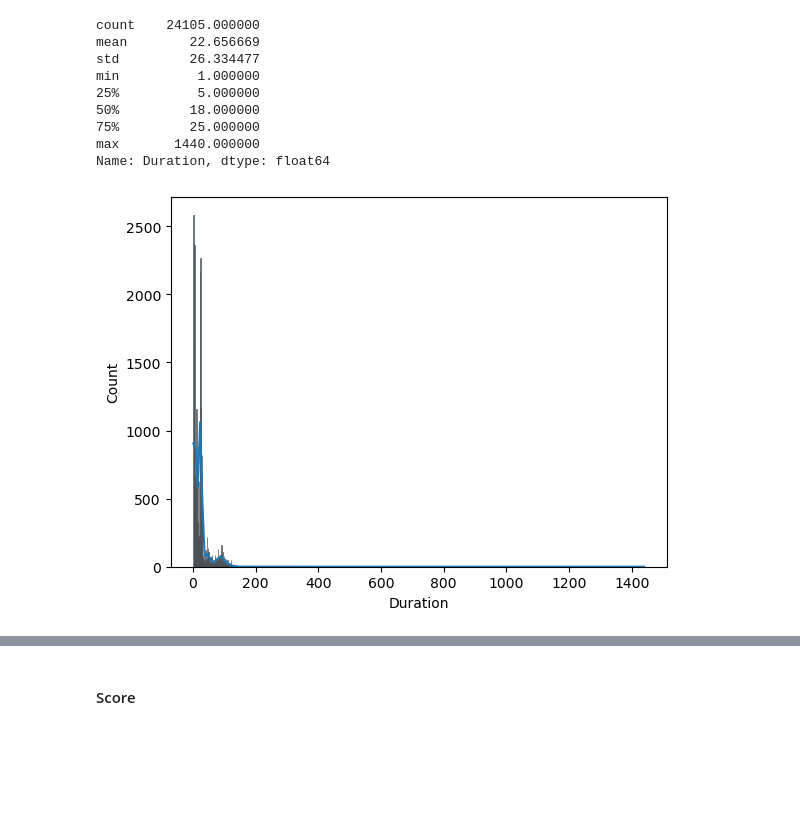
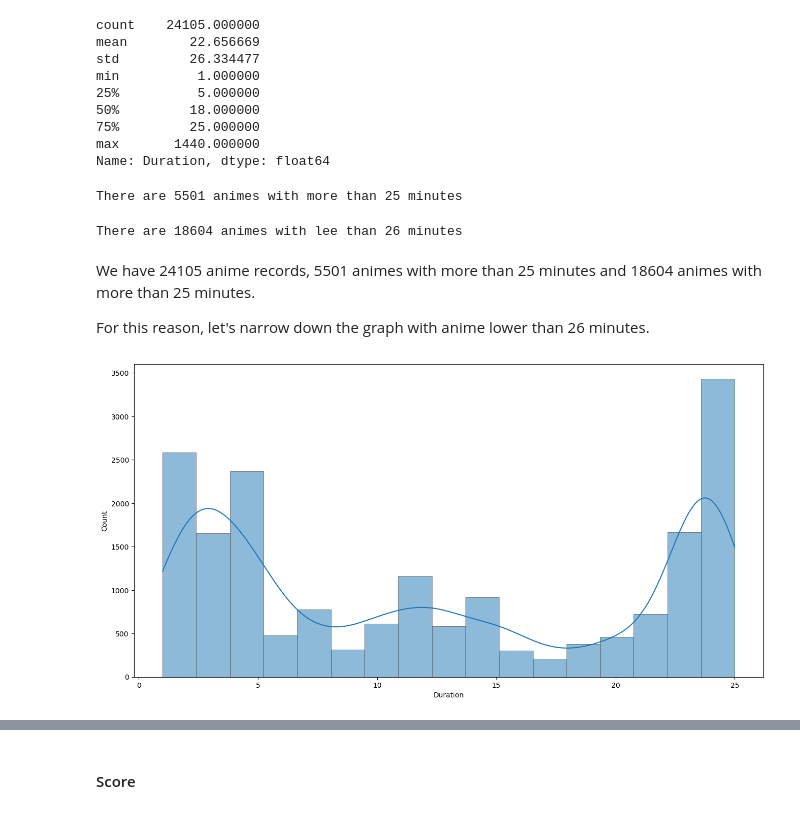
Before and after one commit to RealXun/EDA_ANIME, a Jupyter notebook: src/EDA_Anime.ipynb, the cells around one changed output, grey strips where cells are left out. Cells and saved outputs as stored; diff of their text form; code cells hidden in the pictures; blank space fills up the shorter version.

```diff
--- a/src/EDA_Anime.ipynb
+++ b/src/EDA_Anime.ipynb
@@ -538,8 +561,25 @@ min          1.000000
 75%         25.000000
 max       1440.000000
 Name: Duration, dtype: float64
+# %%
+# Get count of animes with more than 25 minutes
+count = df_copy["Duration"][df_copy["Duration"] >25].count()
+print("There are",count,"animes with more than 25 minutes")
+# %% [output]
+There are 5501 animes with more than 25 minutes
+# %%
+# Get count of animes with more than 25 minutes
+count = df_copy["Duration"][df_copy["Duration"] <= 25].count()
+print("There are",count,"animes with lee than 26 minutes")
+# %% [output]
+There are 18604 animes with lee than 26 minutes
+# %% [markdown]
+We have 24105 anime records, 5501 animes with more than 25 minutes and 18604 animes with more than 25 minutes.
+
+For this reason, let's narrow down the graph with anime lower than 26 minutes.
 # %%
-sns.histplot(data = df_copy , x = 'Duration', kde = True, palette="light:m_r", log_scale=False, edgecolor=".3", linewidth=.5)
-plt.savefig(os.path.join(img_folder + "/" + 'histplot_' + "Duration" + '.png'),dpi=600)# Saving the image to the images folder
+unti26 = df_copy[df_copy["Duration"] < 26]
+sns.histplot(data = unti26 , x = 'Duration', kde = True, palette="light:m_r", log_scale=False, edgecolor=".3", linewidth=.5)
+plt.savefig(os.path.join(img_folder + "/" + 'histplot_less_26_' + "Duration" + '.png'),dpi=600)# Saving the image to the images folder
 # %% [output]
-[figure, old version]
+[figure, new version]
```
Also changed, not shown: parts of 101 cells of this notebook, 5 other files.
